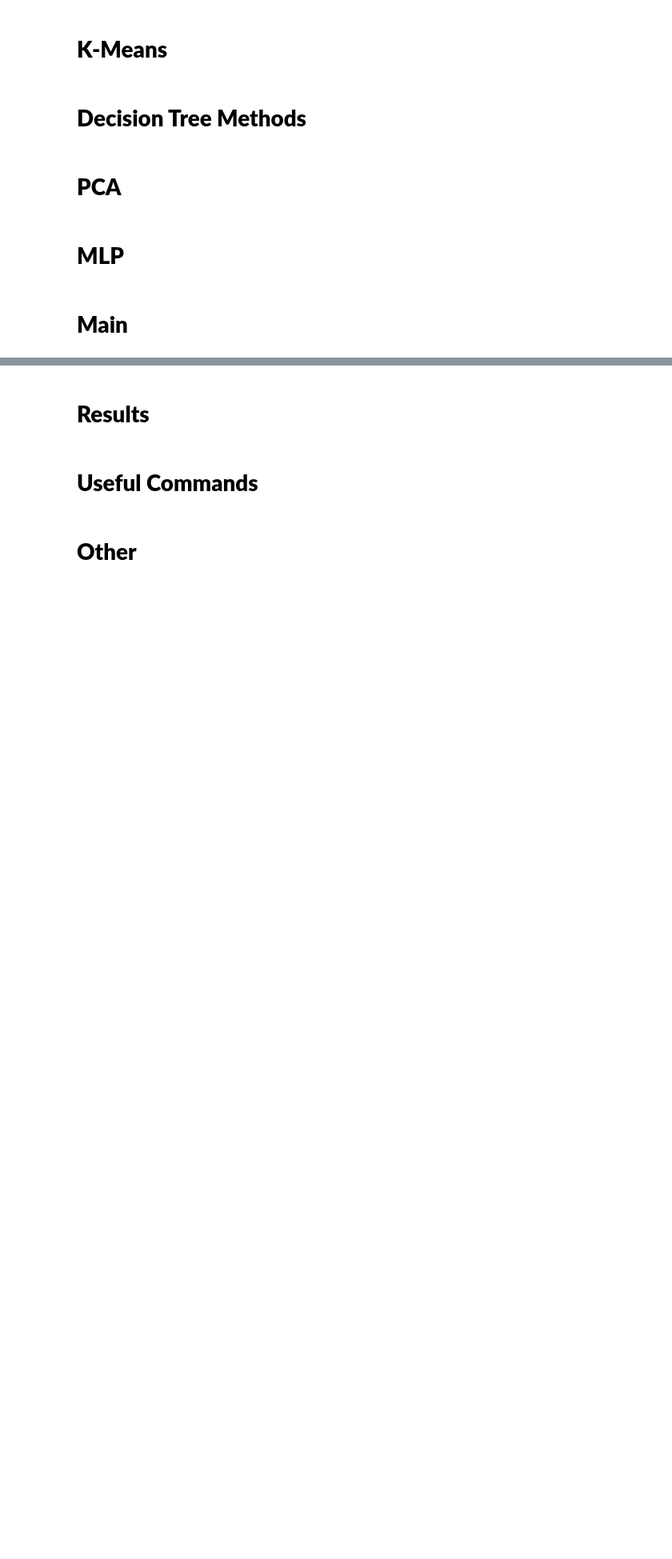
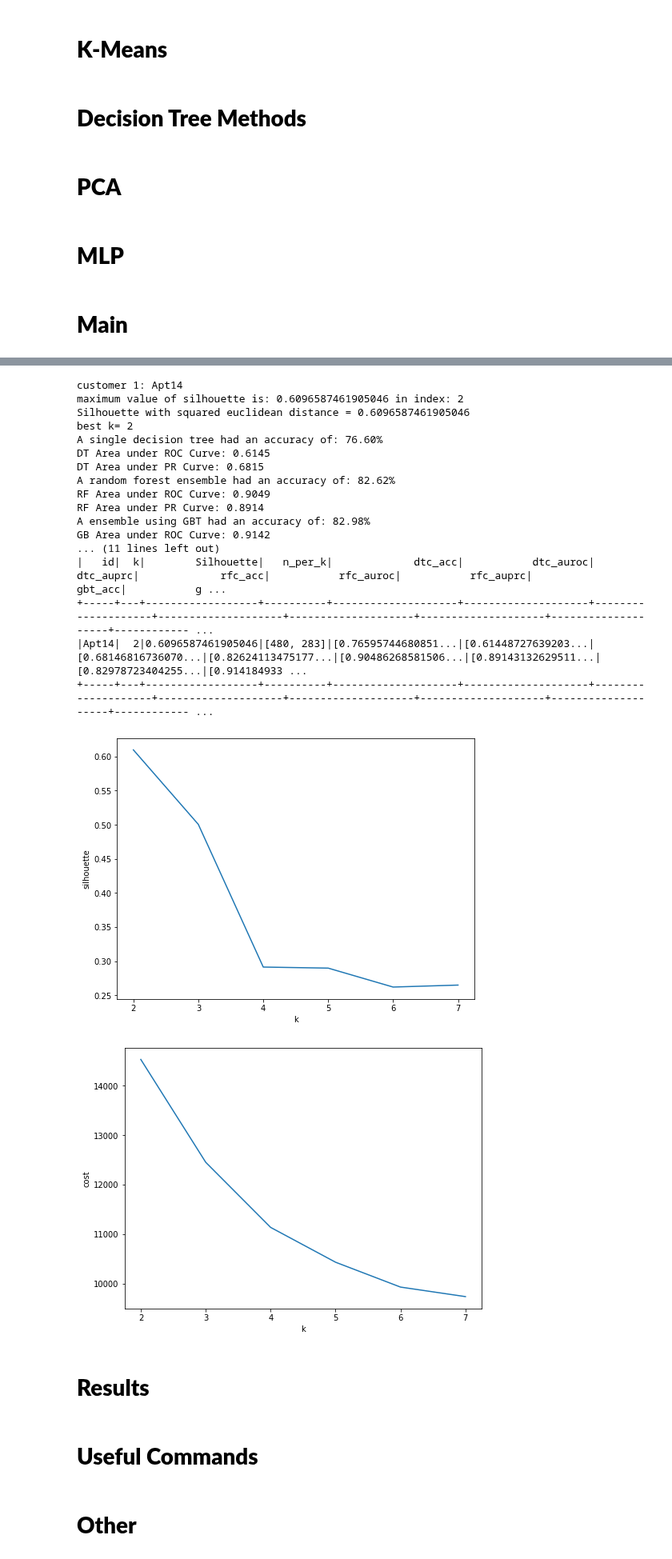
Before and after one commit to soroushomidvar/anomaly-detection, a Jupyter notebook: Spark Model.ipynb, the cells around one changed output, grey strips where cells are left out. Shown at 80% size. Drawn from its saved outputs; the diff is of its cells as text; code cells hidden in the pictures; blank space fills up the shorter version.

Commit message:
add auroc and auprc and fix call_trees function

```diff
--- a/Spark Model.ipynb
+++ b/Spark Model.ipynb
@@ -682,7 +700,7 @@ sdf=string_power_to_array(sdf)
 sdf=add_statistics_column(sdf)
 sdf=add_validation_column(sdf)
 sdf=add_Normal_column(sdf)
-sdf=filter_dataset(sdf,from_date="BEGIN",to_date="END",ID="Apt13",V="True")
+sdf=filter_dataset(sdf,from_date="BEGIN",to_date="END",ID="Apt14",V="True")
 sdf=generate_uniqe_id(sdf)
 
 #ids
@@ -847,9 +920,15 @@ def call_model_with_tree(sdf):
     StructField("k", IntegerType()),
     StructField("Silhouette", FloatType()),
     StructField("n_per_k", ArrayType(IntegerType())),
-    StructField("dtc", ArrayType(FloatType())),
-    StructField("rfc", ArrayType(FloatType())),
-    StructField("gbt", ArrayType(FloatType()))])
+    StructField("dtc_acc", ArrayType(FloatType())),
+    StructField("dtc_auroc", ArrayType(FloatType())),
+    StructField("dtc_auprc", ArrayType(FloatType())),
+    StructField("rfc_acc", ArrayType(FloatType())),
+    StructField("rfc_auroc", ArrayType(FloatType())),
+    StructField("rfc_auprc", ArrayType(FloatType())),
+    StructField("gbt_acc", ArrayType(FloatType())),
+    StructField("gbt_auroc", ArrayType(FloatType())),
+    StructField("gbt_auprc", ArrayType(FloatType()))])
 
     statistics = spark.createDataFrame([], statistics_schema)
 
@@ -874,9 +953,15 @@ def call_model_with_tree(sdf):
 
         #define statistics variables
         n_per_k=[]
-        dtc=[]
-        rfc=[]
-        gbt=[]
+        dtc_acc_list=[]
+        dtc_auroc_list=[]
+        dtc_auprc_list=[]
+        rfc_acc_list=[]
+        rfc_auroc_list=[]
+        rfc_auprc_list=[]
+        gbt_acc_list=[]
+        gbt_auroc_list=[]
+        gbt_auprc_list=[]
 
         for k in range(0,best_k):
             temp_sdf=sdf_join.filter(sdf_join.prediction == k)
@@ -887,44 +972,79 @@ def call_model_with_tree(sdf):
             #tree_data=pca_for_tree(tree_data)
 
             train_data,test_data = tree_data.randomSplit([0.7,0.3])
-            dtc_acc,rfc_acc,gbt_acc=decision_tree(train_data,test_data)
+            dtc_acc,dtc_auroc,dtc_auprc,rfc_acc,rfc_auroc,rfc_auprc,gbt_acc,gbt_auroc,gbt_auprc=decision_tree(train_data,test_data)
             print('A single decision tree had an accuracy of: {0:2.2f}%'.format(dtc_acc*100))
+            print("DT Area under ROC Curve: {:.4f}".format(dtc_auroc))
+            print("DT Area under PR Curve: {:.4f}".format(dtc_auprc))
             print('A random forest ensemble had an accuracy of: {0:2.2f}%'.format(rfc_acc*100))
+            print("RF Area under ROC Curve: {:.4f}".format(rfc_auroc))
+            print("RF Area under PR Curve: {:.4f}".format(rfc_auprc))
             print('A ensemble using GBT had an accuracy of: {0:2.2f}%'.format(gbt_acc*100))
+            print("GB Area under ROC Curve: {:.4f}".format(gbt_auroc))
+            print("GB Area under PR Curve: {:.4f}".format(gbt_auprc))
 
             n_per_k.append(int(temp_sdf.count()))
-            dtc.append(float(dtc_acc))
-            rfc.append(float(rfc_acc))
-            gbt.append(float(gbt_acc))
+            dtc_acc_list.append(float(dtc_acc))
+            dtc_auroc_list.append(float(dtc_auroc))
+            dtc_auprc_list.append(float(dtc_auprc))
+            rfc_acc_list.append(float(rfc_acc))
+            rfc_auroc_list.append(float(rfc_auroc))
+            rfc_auprc_list.append(float(rfc_auprc))
+            gbt_acc_list.append(float(gbt_acc))
+            gbt_auroc_list.append(float(gbt_auroc))
+            gbt_auprc_list.append(float(gbt_auprc))
 
 
         #update statistics
-        newRow_for_statistics = spark.createDataFrame([(str(i), int(best_k), float(silhouette), n_per_k, dtc, rfc, gbt)])
+        newRow_for_statistics = spark.createDataFrame([(str(i), int(best_k), float(silhouette), n_per_k,
+                                                        dtc_acc_list,dtc_auroc_list,dtc_auprc_list,
+                                                        rfc_acc_list,rfc_auroc_list,rfc_auprc_list,
+                                                        gbt_acc_list,gbt_auroc_list,gbt_auprc_list)])
         statistics = statistics.union(newRow_for_statistics)
 
         iteration+=1
 
 
     return statistics
 
-#statistics=call_model_with_tree(sdf)
-#statistics.show()
+statistics=call_model_with_tree(sdf)
+statistics.show()
 
 #save
 # result_pdf = statistics.select("*").toPandas()
 # result_pdf.to_pickle(os.path.join(BASE_PATH, 'statistics.pkl'))
 
 #load
 #df = pd.read_pickle(os.path.join(BASE_PATH, 'statistics_tree_pca.pkl'))
 #df = pd.read_pickle(os.path.join(BASE_PATH, 'statistics.pkl'))
 #df.head()
 
 #output of model
 #df['dtc_acc'] = [np.dot(df.n_per_k.to_numpy()[i],df.dtc.to_numpy()[i])/sum(df.n_per_k.to_numpy()[i]) for i in range(0,len(df.n_per_k.to_numpy()))]
 #df['rfc_acc'] = [np.dot(df.n_per_k.to_numpy()[i],df.rfc.to_numpy()[i])/sum(df.n_per_k.to_numpy()[i]) for i in range(0,len(df.n_per_k.to_numpy()))]
 #df['gbt_acc'] = [np.dot(df.n_per_k.to_numpy()[i],df.gbt.to_numpy()[i])/sum(df.n_per_k.to_numpy()[i]) for i in range(0,len(df.n_per_k.to_numpy()))]
 #df.head(20)
 #df.describe()
+# %% [output]
+customer 1: Apt14
+maximum value of silhouette is: 0.6096587461905046 in index: 2
+Silhouette with squared euclidean distance = 0.6096587461905046
+best k= 2
+A single decision tree had an accuracy of: 76.60%
+DT Area under ROC Curve: 0.6145
+DT Area under PR Curve: 0.6815
+A random forest ensemble had an accuracy of: 82.62%
+RF Area under ROC Curve: 0.9049
+RF Area under PR Curve: 0.8914
+A ensemble using GBT had an accuracy of: 82.98%
+GB Area under ROC Curve: 0.9142
+... (11 lines left out)
+|   id|  k|        Silhouette|   n_per_k|             dtc_acc|           dtc_auroc|           dtc_auprc|             rfc_acc|           rfc_auroc|           rfc_auprc|             gbt_acc|           g ...
++-----+---+------------------+----------+--------------------+--------------------+--------------------+--------------------+--------------------+--------------------+--------------------+------------ ...
+|Apt14|  2|0.6096587461905046|[480, 283]|[0.76595744680851...|[0.61448727639203...|[0.68146816736070...|[0.82624113475177...|[0.90486268581506...|[0.89143132629511...|[0.82978723404255...|[0.914184933 ...
++-----+---+------------------+----------+--------------------+--------------------+--------------------+--------------------+--------------------+--------------------+--------------------+------------ ...
+[figure, added]
+[figure, added]
 # %%
 #model mlp
 def call_model_with_mlp(sdf):
```
Also changed, not shown: parts of 4 cells of this notebook.
